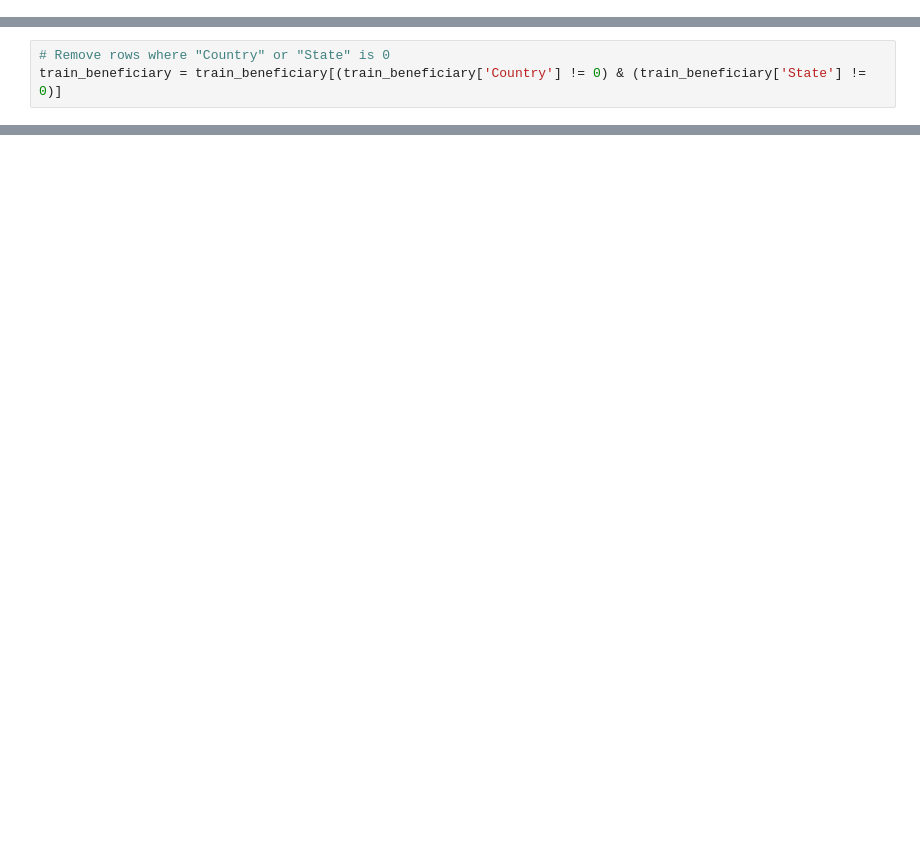
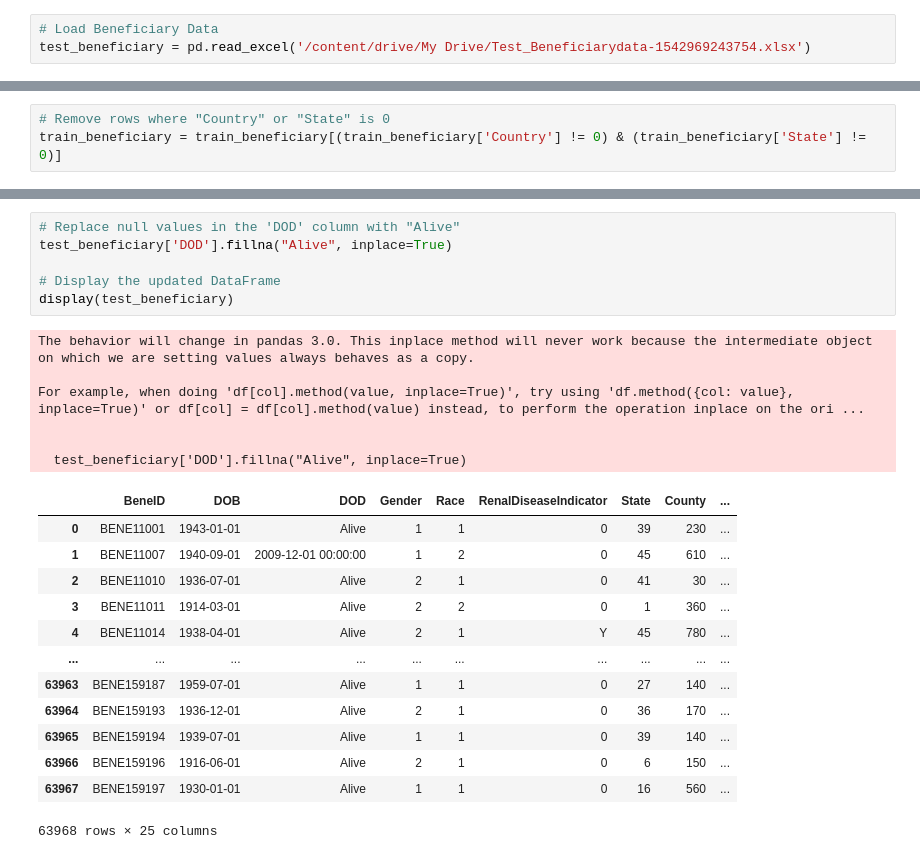
Before and after one commit to shivi13102/Healthcare-Fraud-Provider-Detection-Analysis, a Jupyter notebook: dataClean.ipynb, the cells around one changed output, grey strips where cells are left out. Drawn from its saved outputs; the diff is of its cells as text; blank space fills up the shorter version.

Commit message:
updated test beneficiary

```diff
--- a/dataClean.ipynb
+++ b/dataClean.ipynb
@@ -33,0 +17,3 @@ train_beneficiary.shape
+# %%
+# Load Beneficiary Data
+test_beneficiary = pd.read_excel('/content/drive/My Drive/Test_Beneficiarydata-1542969243754.xlsx')
@@ -132,0 +298,26 @@ print(columns_list)
+# %%
+# Replace null values in the 'DOD' column with "Alive"
+test_beneficiary['DOD'].fillna("Alive", inplace=True)
+
+# Display the updated DataFrame
+display(test_beneficiary)
+# %% [output]
+The behavior will change in pandas 3.0. This inplace method will never work because the intermediate object on which we are setting values always behaves as a copy.
+
+For example, when doing 'df[col].method(value, inplace=True)', try using 'df.method({col: value}, inplace=True)' or df[col] = df[col].method(value) instead, to perform the operation inplace on the ori ...
+
+
+  test_beneficiary['DOD'].fillna("Alive", inplace=True)
+|  | BeneID | DOB | DOD | Gender | Race | RenalDiseaseIndicator | State | County | ... |
+| 0 | BENE11001 | 1943-01-01 | Alive | 1 | 1 | 0 | 39 | 230 | ... |
+| 1 | BENE11007 | 1940-09-01 | 2009-12-01 00:00:00 | 1 | 2 | 0 | 45 | 610 | ... |
+| 2 | BENE11010 | 1936-07-01 | Alive | 2 | 1 | 0 | 41 | 30 | ... |
+| 3 | BENE11011 | 1914-03-01 | Alive | 2 | 2 | 0 | 1 | 360 | ... |
+| 4 | BENE11014 | 1938-04-01 | Alive | 2 | 1 | Y | 45 | 780 | ... |
+| ... | ... | ... | ... | ... | ... | ... | ... | ... | ... |
+| 63963 | BENE159187 | 1959-07-01 | Alive | 1 | 1 | 0 | 27 | 140 | ... |
+| 63964 | BENE159193 | 1936-12-01 | Alive | 2 | 1 | 0 | 36 | 170 | ... |
+| 63965 | BENE159194 | 1939-07-01 | Alive | 1 | 1 | 0 | 39 | 140 | ... |
+| 63966 | BENE159196 | 1916-06-01 | Alive | 2 | 1 | 0 | 6 | 150 | ... |
+| 63967 | BENE159197 | 1930-01-01 | Alive | 1 | 1 | 0 | 16 | 560 | ... |
+63968 rows × 25 columns
```
Also changed, not shown: parts of 35 cells of this notebook.
